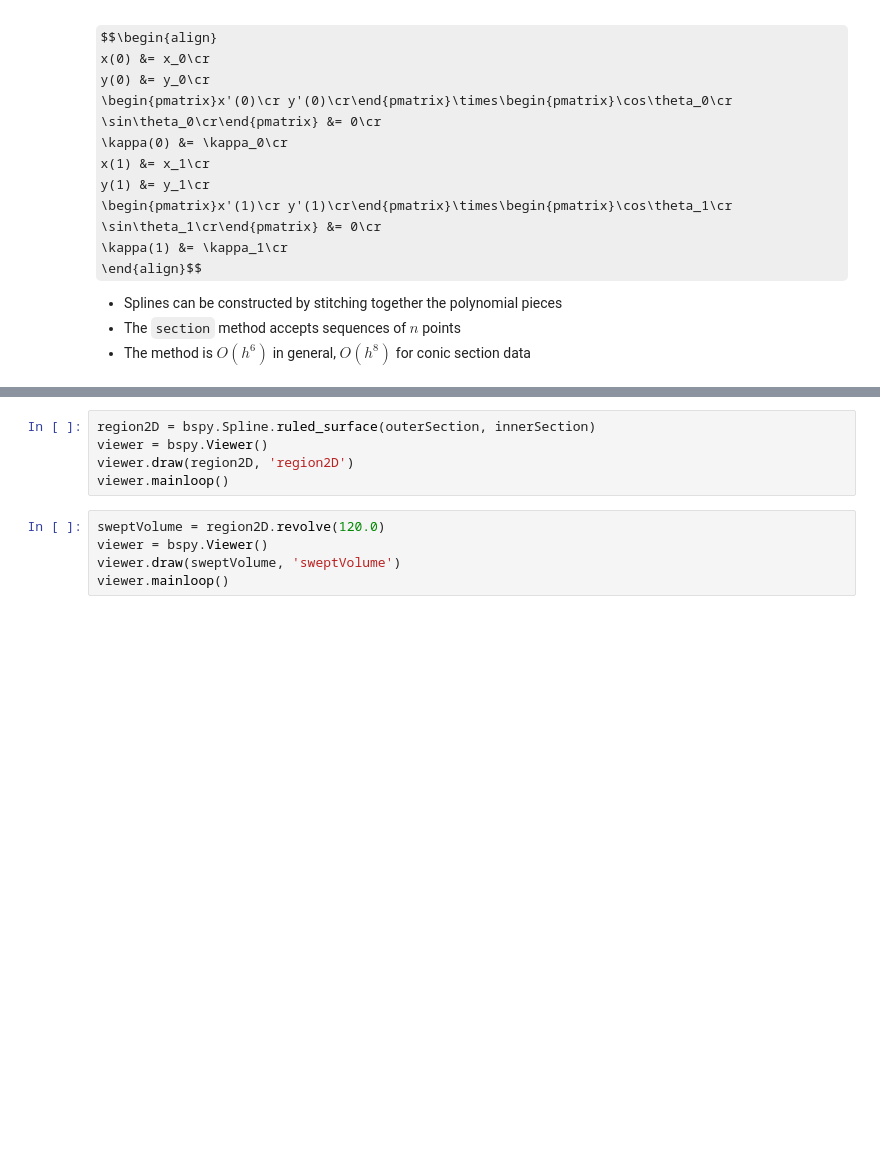
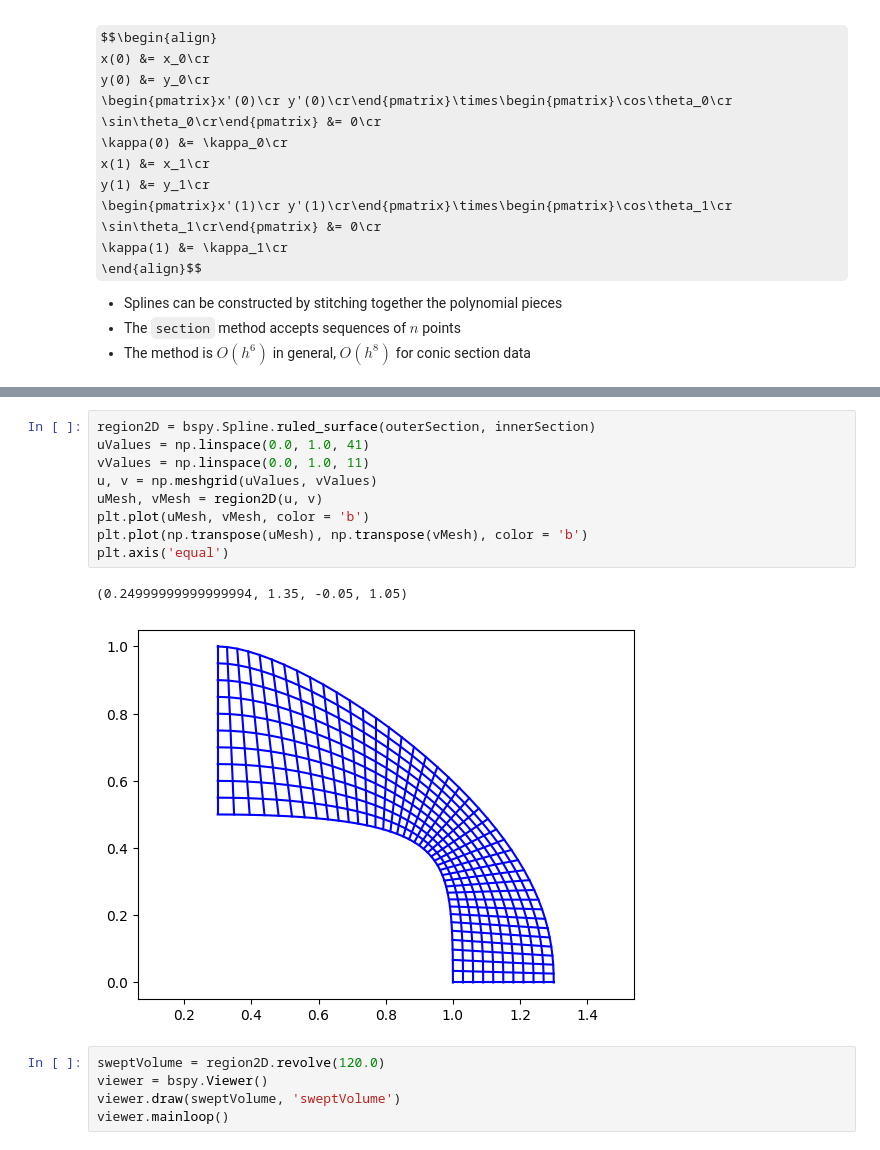
Before and after one commit to ericbrec/BSpy, a Jupyter notebook: examples/BSpy_Introduction.ipynb, the cells around one changed output, grey strips where cells are left out. Drawn from its saved outputs; the diff is of its cells as text; some formulas as TeX source; blank space fills up the shorter version.

```diff
--- a/examples/BSpy_Introduction.ipynb
+++ b/examples/BSpy_Introduction.ipynb
@@ -150,8 +188,15 @@ plt.axis('equal')
-# %%
-region2D = bspy.Spline.ruled_surface(outerSection, innerSection)
-viewer = bspy.Viewer()
-viewer.draw(region2D, 'region2D')
-viewer.mainloop()
+# %%
+region2D = bspy.Spline.ruled_surface(outerSection, innerSection)
+uValues = np.linspace(0.0, 1.0, 41)
+vValues = np.linspace(0.0, 1.0, 11)
+u, v = np.meshgrid(uValues, vValues)
+uMesh, vMesh = region2D(u, v)
+plt.plot(uMesh, vMesh, color = 'b')
+plt.plot(np.transpose(uMesh), np.transpose(vMesh), color = 'b')
+plt.axis('equal')
+# %% [output]
+(0.24999999999999994, 1.35, -0.05, 1.05)
+[figure, added]
 # %%
 sweptVolume = region2D.revolve(120.0)
 viewer = bspy.Viewer()
```
Also changed, not shown: parts of 17 cells of this notebook, 4 other files.
